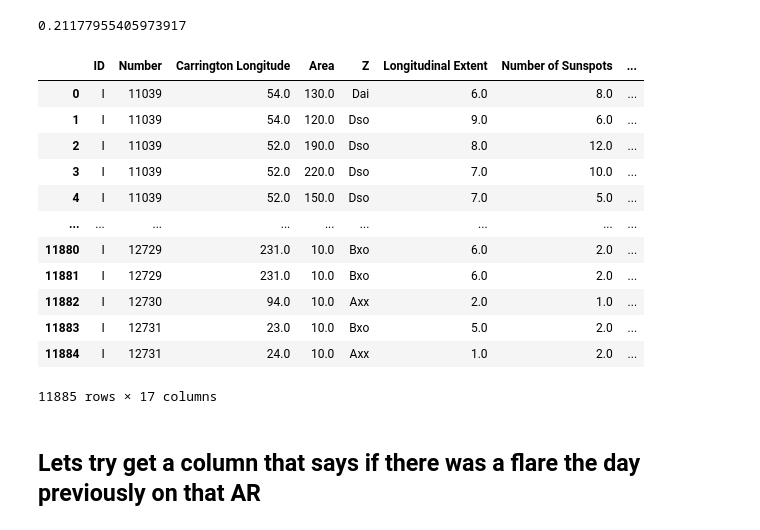
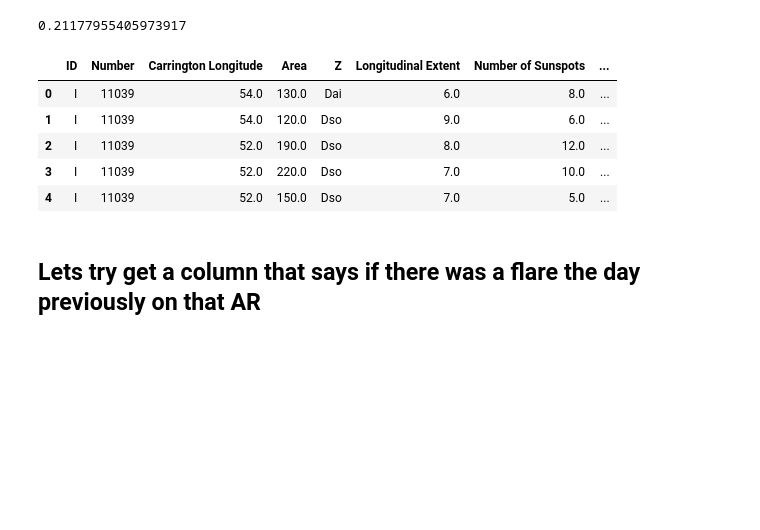
Before and after one commit to hayesla/flare_forecast_proj, a Jupyter notebook: forecast_tests/make_ml_df.ipynb, the cells around one changed output. Saved outputs shown, nothing was run; the diff lists cells and outputs as text; code cells hidden in the pictures; blank space fills up the shorter version.

```diff
--- a/forecast_tests/make_ml_df.ipynb
+++ b/forecast_tests/make_ml_df.ipynb
@@ -148,21 +148,14 @@ merged_db["C+"].notnull().sum()/len(merged_db)
 # %%
 merged_db["flare"] = merged_db["C+"].map(lambda x: 1 if x>0 else 0)
 # %%
-merged_db
+merged_db.head()
 # %% [output]
 |  | ID | Number | Carrington Longitude | Area | Z | Longitudinal Extent | Number of Sunspots | ... |
 | 0 | I | 11039 | 54.0 | 130.0 | Dai | 6.0 | 8.0 | ... |
 | 1 | I | 11039 | 54.0 | 120.0 | Dso | 9.0 | 6.0 | ... |
 | 2 | I | 11039 | 52.0 | 190.0 | Dso | 8.0 | 12.0 | ... |
 | 3 | I | 11039 | 52.0 | 220.0 | Dso | 7.0 | 10.0 | ... |
 | 4 | I | 11039 | 52.0 | 150.0 | Dso | 7.0 | 5.0 | ... |
-| ... | ... | ... | ... | ... | ... | ... | ... | ... |
-| 11880 | I | 12729 | 231.0 | 10.0 | Bxo | 6.0 | 2.0 | ... |
-| 11881 | I | 12729 | 231.0 | 10.0 | Bxo | 6.0 | 2.0 | ... |
-| 11882 | I | 12730 | 94.0 | 10.0 | Axx | 2.0 | 1.0 | ... |
-| 11883 | I | 12731 | 23.0 | 10.0 | Bxo | 5.0 | 2.0 | ... |
-| 11884 | I | 12731 | 24.0 | 10.0 | Axx | 1.0 | 2.0 | ... |
-11885 rows × 17 columns
 # %% [markdown]
 ## Lets try get a column that says if there was a flare the day previously on that AR
 # %%
```
Also changed, not shown: parts of 49 cells of this notebook, 10 other files.
